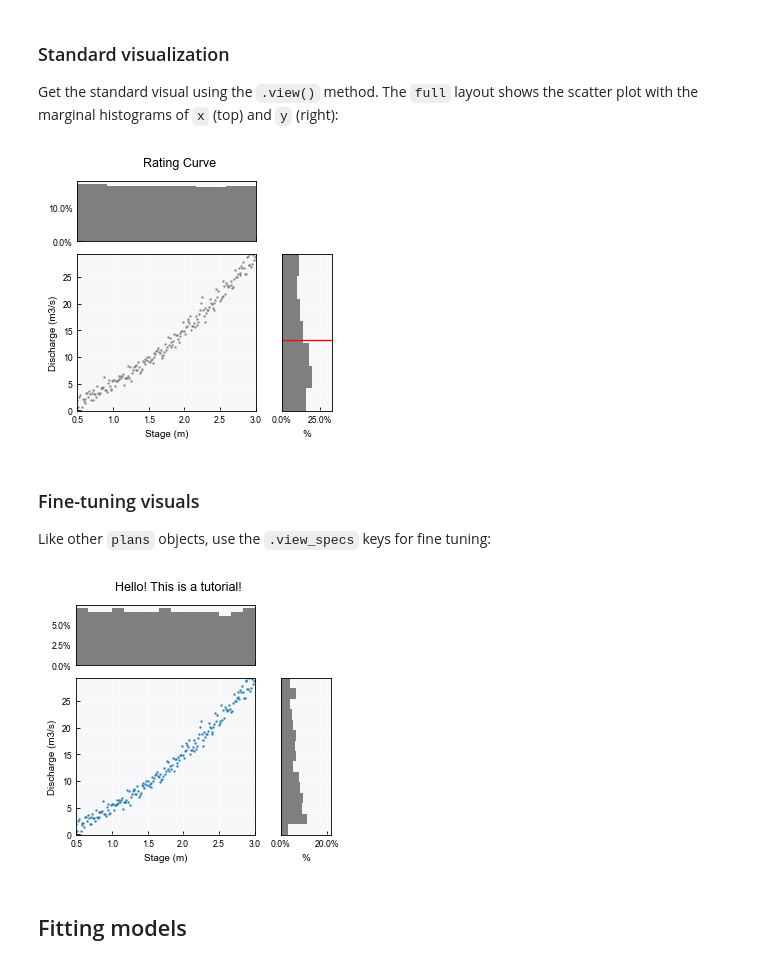
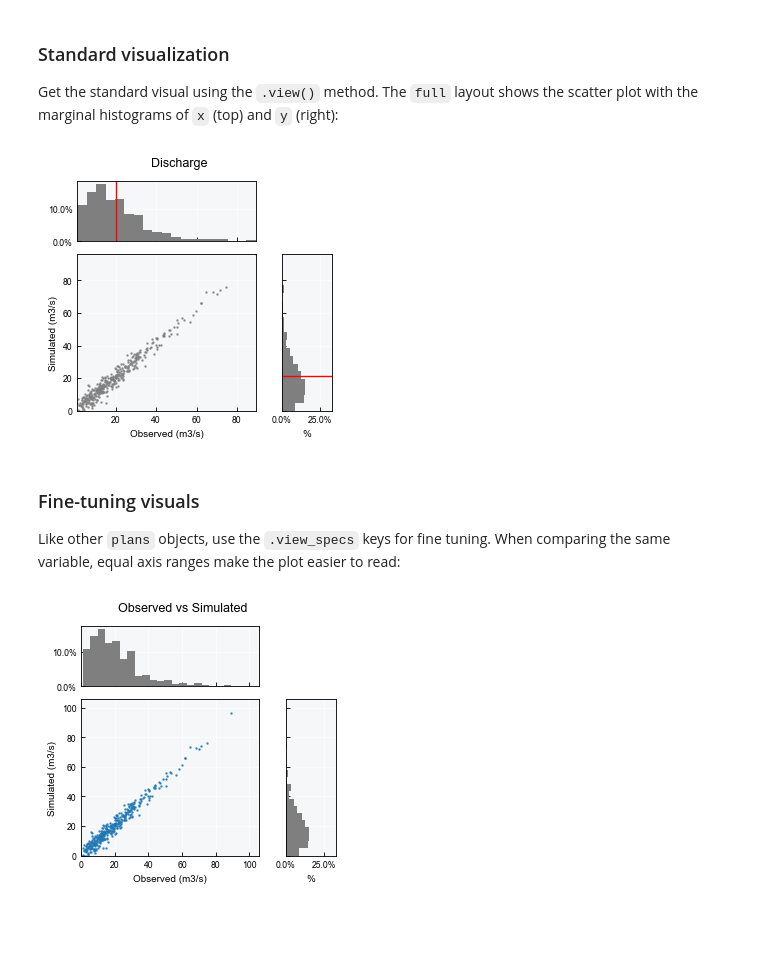
Before and after one commit to iporepos/plans, a Jupyter notebook: docs/tutorials/bivar_01.ipynb, the cells around one changed output. Saved outputs shown, nothing was run; the diff lists cells and outputs as text; code cells hidden in the pictures; blank space fills up the shorter version.

```diff
--- a/docs/tutorials/bivar_01.ipynb
+++ b/docs/tutorials/bivar_01.ipynb
@@ -45,7 +45,7 @@ from plans.analyst import Bivar
 # %% [markdown]
 Create an instance of the `Bivar`:
 # %%
-bv = Bivar(name="Rating Curve", alias="RC")
+bv = Bivar(name="Discharge", alias="Q")
 # %% [markdown]
 Check out the variable type:
 # %%
@@ -57,10 +57,10 @@ print(type(bv))
 # %% [markdown]
 Columns are named by `.xfield` and `.yfield`, while `.xname`, `.yname`, `.xunits` and `.yunits` are only used as labels in visuals and metadata. Set labels **before** loading data, so the axis labels are built from them:
 # %%
-bv.description = "Stage-discharge pairs for a tutorial"
-bv.xname = "Stage"
-bv.xunits = "m"
-bv.yname = "Discharge"
+bv.description = "Observed and simulated daily discharge for a tutorial"
+bv.xname = "Observed"
+bv.xunits = "m3/s"
+bv.yname = "Simulated"
 bv.yunits = "m3/s"
 print(f"x column: {bv.xfield} | y column: {bv.yfield}")
 # %% [output]
@@ -74,16 +74,14 @@ Stage-discharge relations (rating curves) are a classic bivariate case in hydrol
 # %%
-# make synthetic power-law data
+# make synthetic data
 rng = np.random.default_rng(seed=42)  # ensure reproducibility
-h = np.linspace(start=0.5, stop=3.0, num=200)
-q = 5 * np.power(h, 1.6) + rng.normal(loc=0, scale=1, size=len(h))
-df = pd.DataFrame({"stage": h, "discharge": q})
-
-# shuffle rows and add missing values
-df = df.sample(frac=1, random_state=42).reset_index(drop=True)
-df.loc[[3, 7], "discharge"] = np.nan
+q_obs = rng.gamma(shape=2, scale=10, size=365)
+q_sim = 1.05 * q_obs + rng.normal(loc=0, scale=3, size=len(q_obs))
+q_sim = np.clip(q_sim, a_min=0, a_max=None)
+df = pd.DataFrame({"q_obs": q_obs, "q_sim": q_sim})
+df.loc[[3, 7], "q_sim"] = np.nan
 
 # Export CSV file
-file_csv = OUTPUT_DIR / "bivariate_rating.csv"
+file_csv = OUTPUT_DIR / "bivariate_discharge.csv"
 df.to_csv(file_csv, sep=";", index=False)
 print(f"Saved to: {file_csv}")
 df.head()
@@ -102,8 +100,8 @@ Call the `.load_data()` method, pointing which file columns hold `x` and `y`. Th
 # %%
 bv.load_data(
     file_data=file_csv,  # file path
-    input_xfield="stage",  # name of x column
-    input_yfield="discharge",  # name of y column
+    input_xfield="q_obs",  # name of x column
+    input_yfield="q_sim",  # name of y column
     in_sep=";",  # input separator
 )
 # %% [markdown]
@@ -165,18 +161,19 @@ Get the standard visual using the `.view()` method. The `full` layout shows the
 # %%
 bv.view()
 # %% [output]
-[figure, old version]
+[figure, new version]
 # %% [markdown]
 ### Fine-tuning visuals
 
-Like other `plans` objects, use the `.view_specs` keys for fine tuning:
+Like other `plans` objects, use the `.view_specs` keys for fine tuning. When comparing the same variable, equal axis ranges make the plot easier to read:
 # %%
+q_max = 1.1 * max(bv.x_max, bv.y_max)
+bv.view_specs["range_x"] = [0, q_max]
+bv.view_specs["range"] = [0, q_max]
 bv.view_specs["color"] = "tab:blue"
-bv.view_specs["bins"] = 15  # default None uses the Freedman-Diaconis rule
+bv.view_specs["bins"] = 20  # default None uses the Freedman-Diaconis rule
 bv.view_specs["plot_mean"] = False
-bv.view_specs["title"] = "Hello! This is a tutorial!"
+bv.view_specs["title"] = "Observed vs Simulated"
 bv.view()
 # %% [output]
-[figure, old version]
+[figure, new version]
-# %% [markdown]
-## Fitting models
```
Also changed, not shown: parts of 35 cells of this notebook, 23 other files.
